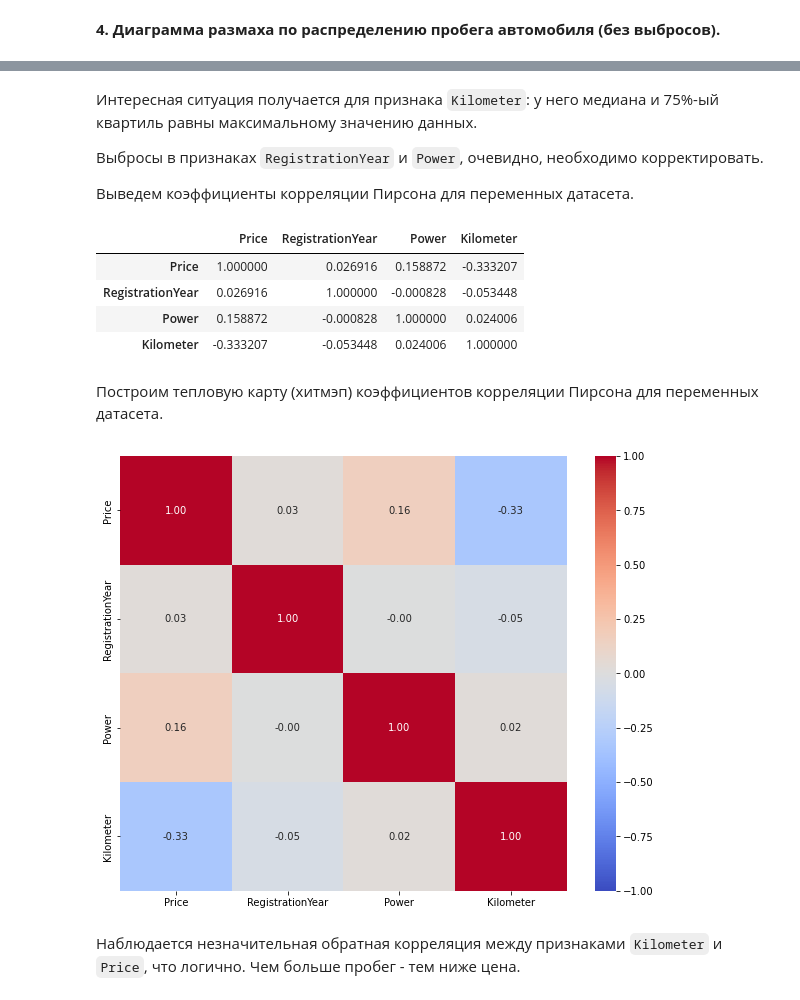
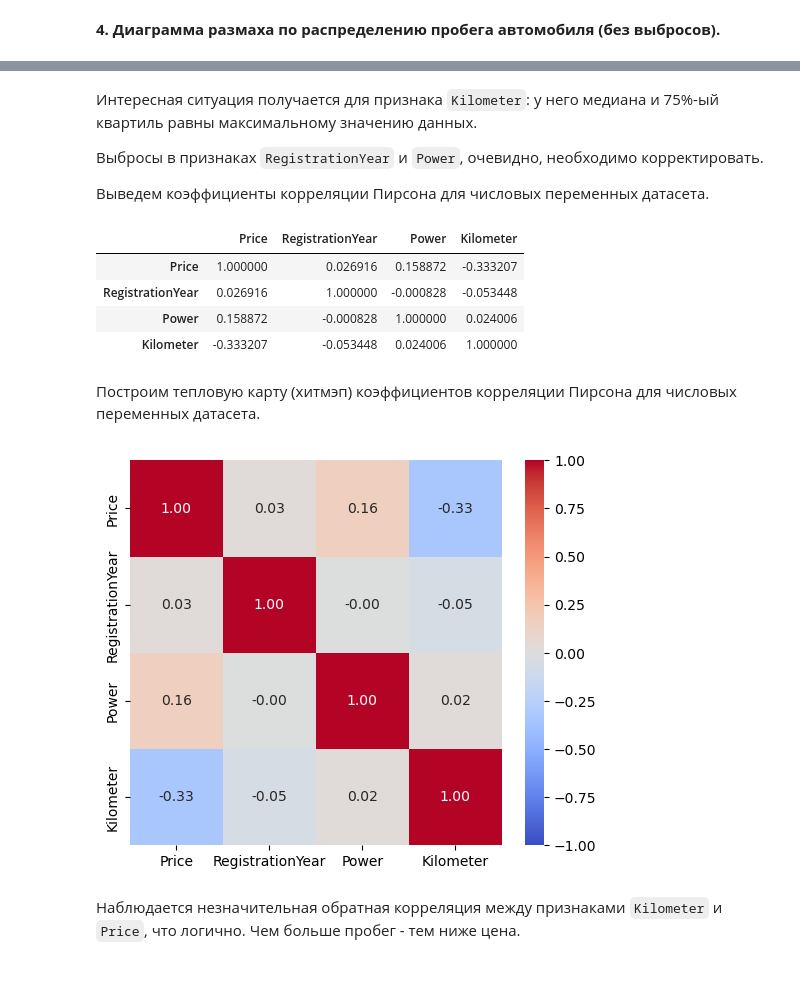
Before and after one commit to loradolores/yandex-praktikum-projects, a Jupyter notebook: 11-determining-the-cost-of-cars--numerical-methods/11-determining-the-cost-of-cars--numerical-methods.ipynb, the cells around one changed output, grey strips where cells are left out. Cells and saved outputs as stored; diff of their text form; code cells hidden in the pictures.

```diff
--- a/11-determining-the-cost-of-cars--numerical-methods/11-determining-the-cost-of-cars--numerical-methods.ipynb
+++ b/11-determining-the-cost-of-cars--numerical-methods/11-determining-the-cost-of-cars--numerical-methods.ipynb
@@ -386,5 +387,5 @@ plt.show()
 
 Выбросы в признаках `RegistrationYear` и `Power`, очевидно, необходимо корректировать.
 
-Выведем коэффициенты корреляции Пирсона для переменных датасета.
+Выведем коэффициенты корреляции Пирсона для числовых переменных датасета.
 # %%
@@ -396,15 +397,15 @@ data.corr()
 | Power | 0.158872 | -0.000828 | 1.000000 | 0.024006 |
 | Kilometer | -0.333207 | -0.053448 | 0.024006 | 1.000000 |
 # %% [markdown]
-Построим тепловую карту (хитмэп) коэффициентов корреляции Пирсона для переменных датасета.
+Построим тепловую карту (хитмэп) коэффициентов корреляции Пирсона для числовых переменных датасета.
 # %%
-plt.figure(figsize=(10,8))
+plt.figure(figsize=(6,5))
 sns.heatmap(
-    data.corr(), annot=True, fmt = '.2f',
+    data.select_dtypes(include=['int', 'float']).corr(), annot=True, fmt = '.2f',
     vmin=-1, vmax=1, center=0, cmap='coolwarm')
 plt.show()
 # %% [output]
-[figure, old version]
+[figure, new version]
 # %% [markdown]
 Наблюдается незначительная обратная корреляция между признаками `Kilometer` и `Price`, что логично. Чем больше пробег - тем ниже цена.
 # %% [markdown]
```
Also changed, not shown: parts of 38 cells of this notebook.
